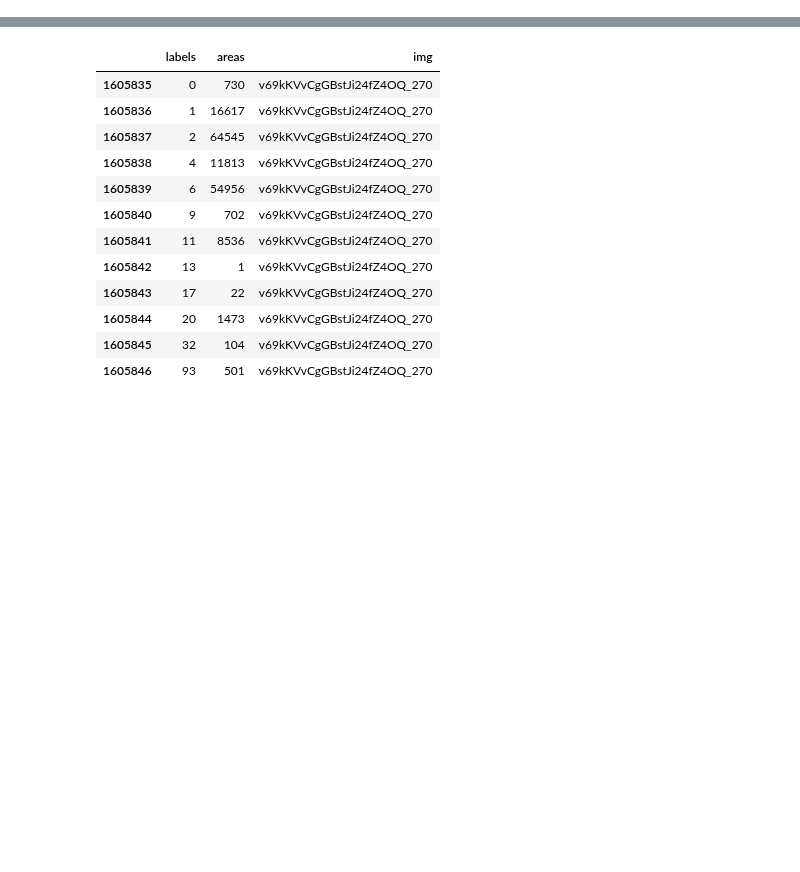
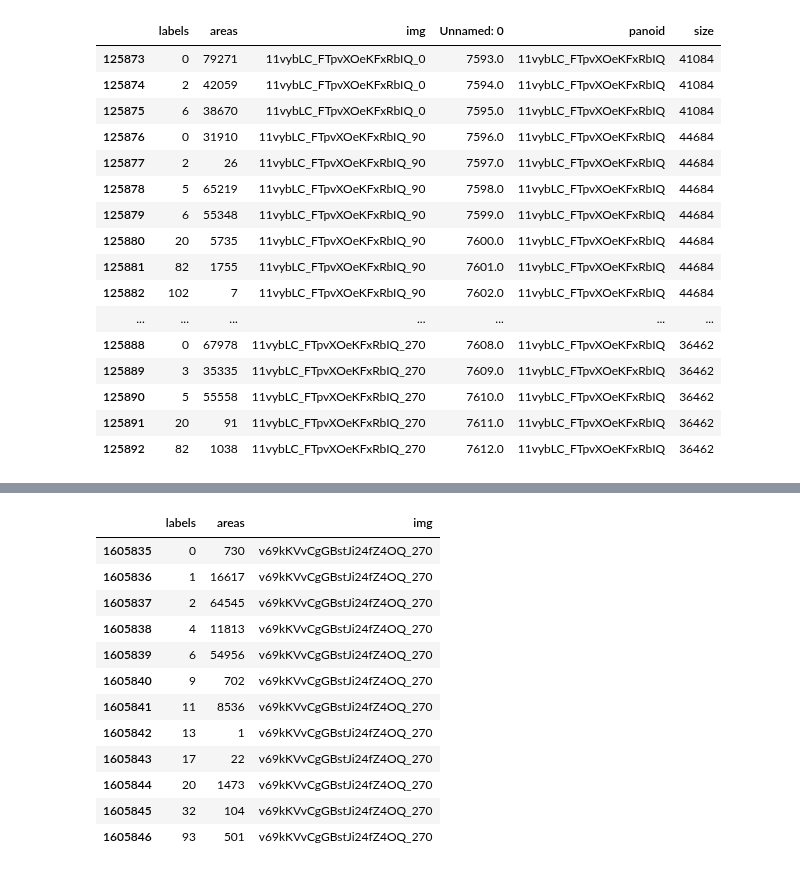
Before and after one commit to brookefzy/uvi-time-machine, a Jupyter notebook: _script/B-timemachine/04_summarize_segmentation.ipynb, the cells around one changed output, grey strips where cells are left out. Cells and saved outputs as stored; diff of their text form; code cells hidden in the pictures; blank space fills up the shorter version.

```diff
--- a/_script/B-timemachine/04_summarize_segmentation.ipynb
+++ b/_script/B-timemachine/04_summarize_segmentation.ipynb
@@ -184,0 +164,20 @@ def main():
+# %%
+city_to_process = ['Hong Kong']
+city = city_to_process[0]
+cityabbr = city.lower().replace(" ", "")
+cityabbr = city.lower().replace(" ", "")
+seg_df = get_result(cityabbr, CURATED_FOLDER, f_suffixes = "*seg.csv")
+pano_df = pd.read_csv(PANO_PATH.format(
+ROOTFOLDER = ROOTFOLDER,
+cityabbr = cityabbr
+))[['panoid', 'lat', 'lon', 'year', 'month']]
+
+# for res in H3_RES:
+#     pano_df[f'h3_{res}'] = pano_df.apply(lambda x: h3.geo_to_h3(x.lat, x.lon, res), axis=1)
+
+meta_df = pd.read_csv(META_PATH.format(
+    ROOTFOLDER = ROOTFOLDER,
+    cityabbr = cityabbr
+))
+# %%
+meta_df['img']= meta_df['path'].apply(lambda x: x.split("/")[-1].split(".")[0])
@@ -184,0 +194,2 @@ def main():
+# %%
+seg_df['panoid'] = seg_df['img'].apply(lambda x: x[:22])
@@ -184,0 +207,2 @@ def main():
+# %%
+seg_pano_size = seg_df.merge(meta_df[['img', 'size']], on = ['img'])
@@ -185,3 +221,24 @@ def main():
+# %%
+pano_sample = '11vybLC_FTpvXOeKFxRbIQ'
+seg_pano_size[seg_pano_size['panoid']==pano_sample]
+# %% [output]
+|  | labels | areas | img | Unnamed: 0 | panoid | size |
+| 125873 | 0 | 79271 | 11vybLC_FTpvXOeKFxRbIQ_0 | 7593.0 | 11vybLC_FTpvXOeKFxRbIQ | 41084 |
+| 125874 | 2 | 42059 | 11vybLC_FTpvXOeKFxRbIQ_0 | 7594.0 | 11vybLC_FTpvXOeKFxRbIQ | 41084 |
+| 125875 | 6 | 38670 | 11vybLC_FTpvXOeKFxRbIQ_0 | 7595.0 | 11vybLC_FTpvXOeKFxRbIQ | 41084 |
+| 125876 | 0 | 31910 | 11vybLC_FTpvXOeKFxRbIQ_90 | 7596.0 | 11vybLC_FTpvXOeKFxRbIQ | 44684 |
+| 125877 | 2 | 26 | 11vybLC_FTpvXOeKFxRbIQ_90 | 7597.0 | 11vybLC_FTpvXOeKFxRbIQ | 44684 |
+| 125878 | 5 | 65219 | 11vybLC_FTpvXOeKFxRbIQ_90 | 7598.0 | 11vybLC_FTpvXOeKFxRbIQ | 44684 |
+| 125879 | 6 | 55348 | 11vybLC_FTpvXOeKFxRbIQ_90 | 7599.0 | 11vybLC_FTpvXOeKFxRbIQ | 44684 |
+| 125880 | 20 | 5735 | 11vybLC_FTpvXOeKFxRbIQ_90 | 7600.0 | 11vybLC_FTpvXOeKFxRbIQ | 44684 |
+| 125881 | 82 | 1755 | 11vybLC_FTpvXOeKFxRbIQ_90 | 7601.0 | 11vybLC_FTpvXOeKFxRbIQ | 44684 |
+| 125882 | 102 | 7 | 11vybLC_FTpvXOeKFxRbIQ_90 | 7602.0 | 11vybLC_FTpvXOeKFxRbIQ | 44684 |
+| ... | ... | ... | ... | ... | ... | ... |
+| 125888 | 0 | 67978 | 11vybLC_FTpvXOeKFxRbIQ_270 | 7608.0 | 11vybLC_FTpvXOeKFxRbIQ | 36462 |
+| 125889 | 3 | 35335 | 11vybLC_FTpvXOeKFxRbIQ_270 | 7609.0 | 11vybLC_FTpvXOeKFxRbIQ | 36462 |
+| 125890 | 5 | 55558 | 11vybLC_FTpvXOeKFxRbIQ_270 | 7610.0 | 11vybLC_FTpvXOeKFxRbIQ | 36462 |
+| 125891 | 20 | 91 | 11vybLC_FTpvXOeKFxRbIQ_270 | 7611.0 | 11vybLC_FTpvXOeKFxRbIQ | 36462 |
+| 125892 | 82 | 1038 | 11vybLC_FTpvXOeKFxRbIQ_270 | 7612.0 | 11vybLC_FTpvXOeKFxRbIQ | 36462 |
 # %%
 # sample one city to conduct the test
 cityabbr = "belohorizonte"
```
Also changed, not shown: parts of 8 cells of this notebook, 1 other file.
